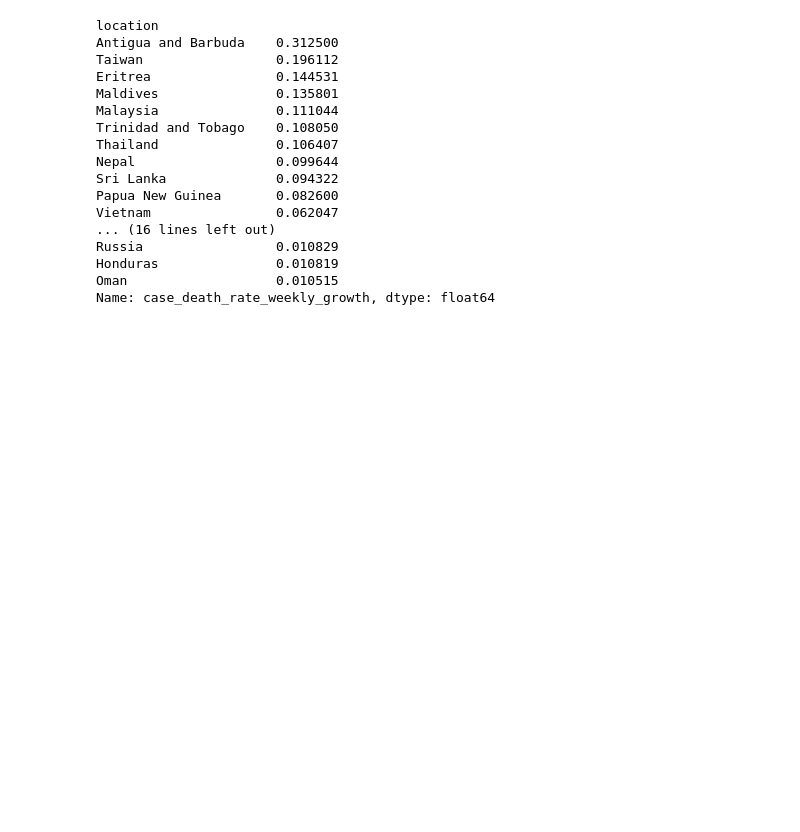
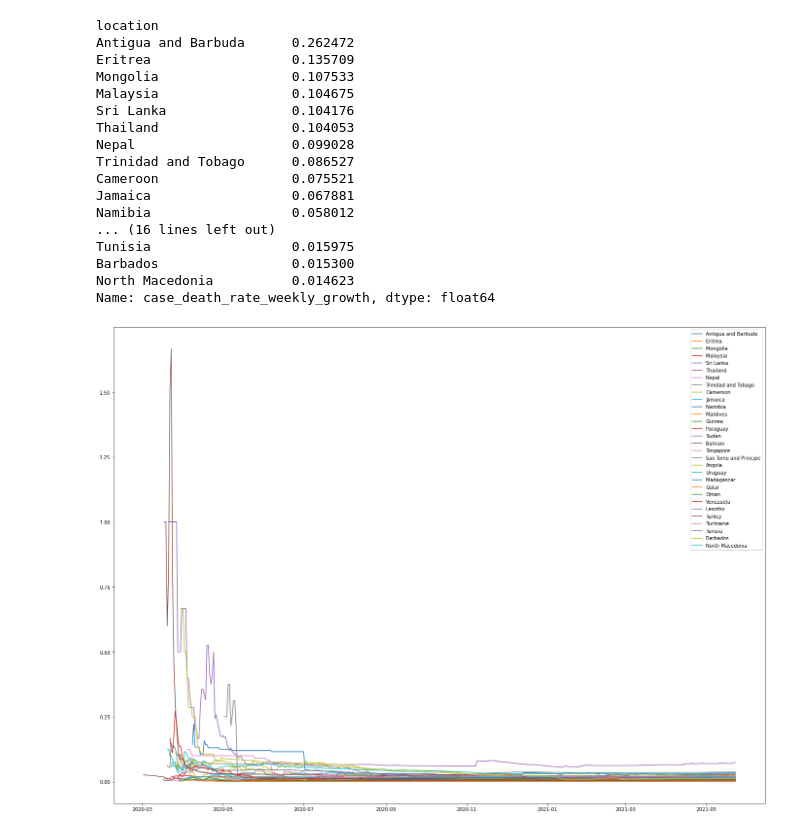
Before and after one commit to nagae/ICL_B_2021, a Jupyter notebook: case_death_rate_weekly_growth.ipynb, the cells around one changed output. Drawn from its saved outputs; the diff is of its cells as text; code cells hidden in the pictures; blank space fills up the shorter version.

```diff
--- a/case_death_rate_weekly_growth.ipynb
+++ b/case_death_rate_weekly_growth.ipynb
@@ -46,8 +47,8 @@ global_df # global_df の概観を表示
 # %%
 # 感染から死亡までに14日間のラグがあるとして求めた感染死亡率をデータフレームに追加する
 total_deaths = global_df.groupby("location")["total_deaths"].shift()
-total_cases14 = global_df.groupby("location")["total_cases"].shift(14)
-global_df["case_death_rate"] = total_deaths/total_cases14
+total_cases7 = global_df.groupby("location")["total_cases"].shift(7)
+global_df["case_death_rate"] = total_deaths/total_cases7
 
 # 国名でない地域名
 area_list = ['World', 'Asia', 'Europe', 'North America', 'European Union', 'South America', 'Africa']
@@ -65,19 +66,28 @@ CDR_WG = CDR_WG.sort_values(ascending=False).head(rank) # 残った要素を降
 CDR_WG # 感染死亡率の直近週間成長率が大きい国
 # %% [output]
 location
-Antigua and Barbuda    0.312500
-Taiwan                 0.196112
-Eritrea                0.144531
-Maldives               0.135801
-Malaysia               0.111044
-Trinidad and Tobago    0.108050
-Thailand               0.106407
-Nepal                  0.099644
-Sri Lanka              0.094322
-Papua New Guinea       0.082600
-Vietnam                0.062047
+Antigua and Barbuda      0.262472
+Eritrea                  0.135709
+Mongolia                 0.107533
+Malaysia                 0.104675
+Sri Lanka                0.104176
+Thailand                 0.104053
+Nepal                    0.099028
+Trinidad and Tobago      0.086527
+Cameroon                 0.075521
+Jamaica                  0.067881
+Namibia                  0.058012
 ... (16 lines left out)
-Russia                 0.010829
-Honduras               0.010819
-Oman                   0.010515
+Tunisia                  0.015975
+Barbados                 0.015300
+North Macedonia          0.014623
 Name: case_death_rate_weekly_growth, dtype: float64
+# %%
+# 折れ線グラフでプロット
+fig = plt.figure(figsize=(24,18)) # 大きめのキャンバスを準備
+for country in CDR_WG.index:
+    plt.plot(global_df.loc[country]["case_death_rate"], label=country)
+plt.legend()
+plt.show()
+# %% [output]
+[figure, added]
```
Also changed, not shown: parts of 2 cells of this notebook.
